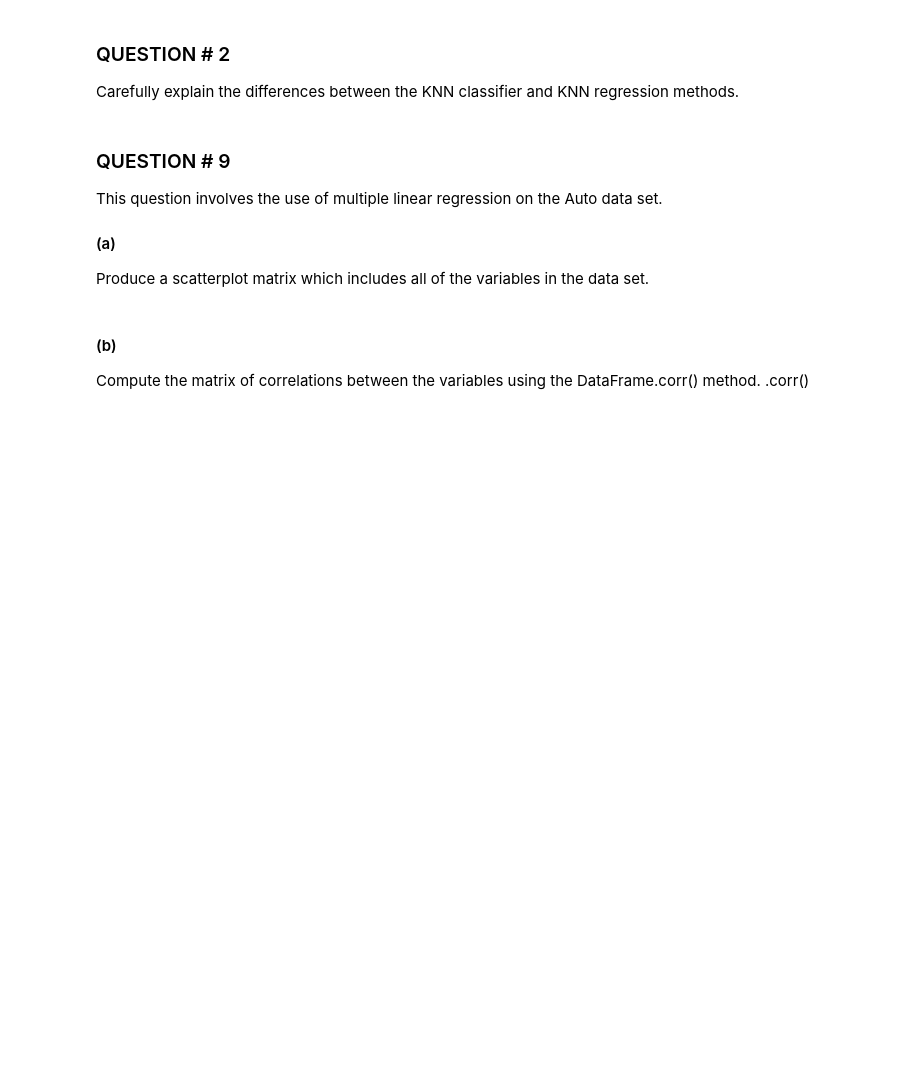
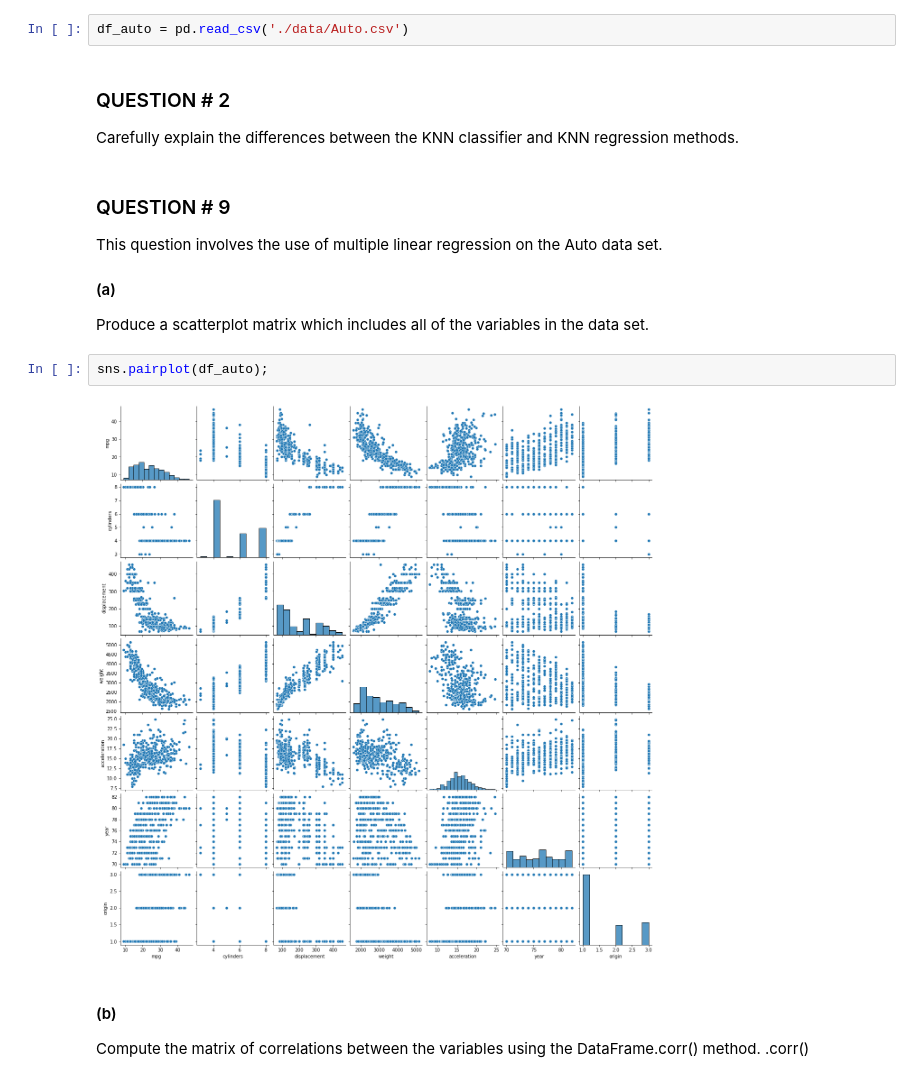
Before and after one commit to danschumac1/pred-mod_assingment2, a Jupyter notebook: Pred-Mod_Assignment2.ipynb, the cells around one changed output. Saved outputs shown, nothing was run; the diff lists cells and outputs as text; blank space fills up the shorter version.

Commit message:
added data and started first problem

```diff
--- a/Pred-Mod_Assignment2.ipynb
+++ b/Pred-Mod_Assignment2.ipynb
@@ -12,3 +14,5 @@ import statsmodels as st
+# %%
+df_auto = pd.read_csv('./data/Auto.csv')
 # %% [markdown]
 ### QUESTION # 2
 Carefully explain the differences between the KNN classifier and KNN regression methods.
@@ -17,6 +21,10 @@ Carefully explain the differences between the KNN classifier and KNN regression
 This question involves the use of multiple linear regression on the Auto data set.
 #### (a)
 Produce a scatterplot matrix which includes all of the variables in the data set.
+# %%
+sns.pairplot(df_auto);
+# %% [output]
+[figure, added]
 # %% [markdown]
 #### (b)
 Compute the matrix of correlations between the variables using the DataFrame.corr() method. .corr()
```
Also changed, not shown: parts of 13 cells of this notebook, 1 other file.
